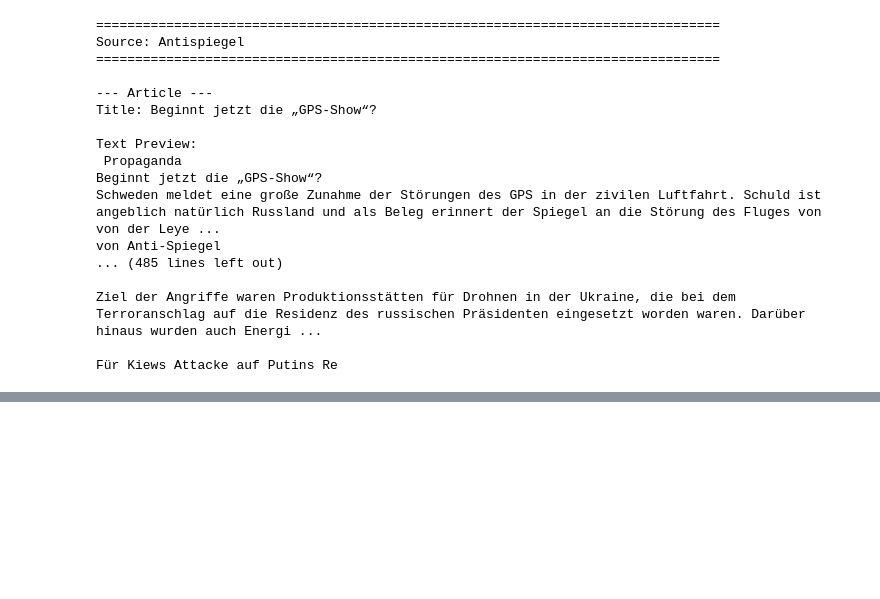
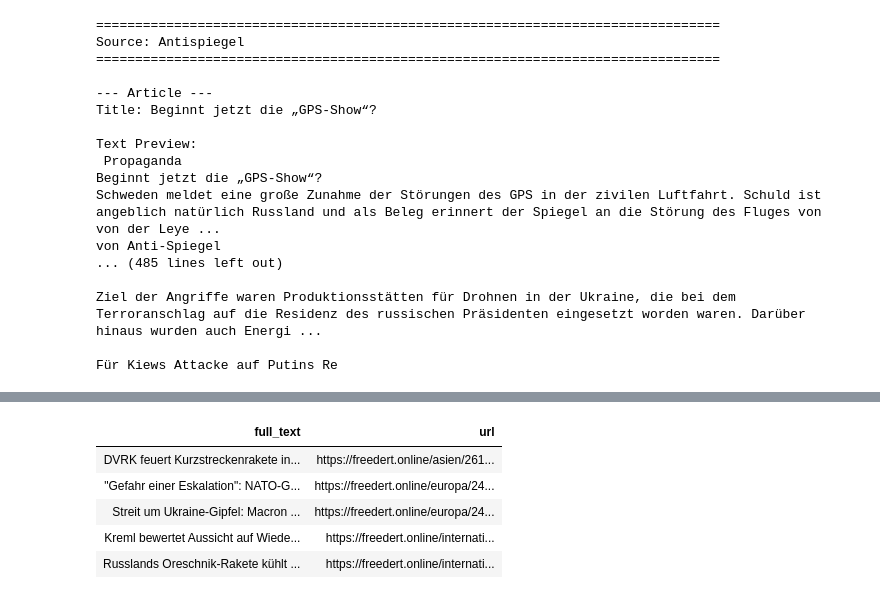
Before and after one commit to mattishaumann/Thesis, a Jupyter notebook: Initial EDA/mattis_eda.ipynb, the cells around one changed output, grey strips where cells are left out. Saved outputs shown, nothing was run; the diff lists cells and outputs as text; code cells hidden in the pictures; blank space fills up the shorter version.

```diff
--- a/Initial EDA/mattis_eda.ipynb
+++ b/Initial EDA/mattis_eda.ipynb
@@ -378,3 +378,14 @@ von Anti-Spiegel
 Ziel der Angriffe waren Produktionsstätten für Drohnen in der Ukraine, die bei dem Terroranschlag auf die Residenz des russischen Präsidenten eingesetzt worden waren. Darüber hinaus wurden auch Energi ...
 
 Für Kiews Attacke auf Putins Re
+# %%
+# Zeige das DataFrame für Russia Today (RT_de)
+if "RT_de" in dfs_by_source:
+    rt_df = dfs_by_source["RT_de"]
+elif "df_rt" in globals():
+    rt_df = df_rt
+else:
+    raise KeyError("RT_de nicht gefunden (weder in dfs_by_source noch als df_rt)")
+
+print("RT_de shape:", rt_df.shape)
+display(rt_df)
@@ -380,0 +407,43 @@ Für Kiews Attacke auf Putins Re
+# %%
+# RT today sample article + link to click
+
+from IPython.display import HTML
+from html import escape
+
+pd.set_option("display.max_colwidth", None)
+
+# get RT_de frame
+if "RT_de" in dfs_by_source:
+    rt = dfs_by_source["RT_de"]
+elif "rt_df" in globals():
+    rt = rt_df
+else:
+    raise KeyError("RT_de not found in dfs_by_source or as rt_df")
+
+cols_map = {c.lower(): c for c in rt.columns}
+full_col = cols_map.get("full_text") or cols_map.get("text") or cols_map.get("fulltext")
+url_col  = cols_map.get("url") or cols_map.get("link")
+
+if not full_col or not url_col:
+    raise KeyError(f"Could not find text/url columns in RT_de. Available columns: {list(rt.columns)}")
+
+sample_df = rt[[full_col, url_col]].sample(5, random_state=42).reset_index(drop=True)
+
+def format_text(t):
+    t = escape(str(t)).replace("\n", "<br>")
+    return "<div style='max-width:1200px;white-space:normal;overflow:auto'>" + t + "</div>"
+
+sample_df["full_text"] = sample_df[full_col].apply(format_text)
+sample_df["url"] = sample_df[url_col].astype(str).apply(
+    lambda u: f'<a href="{escape(u)}" target="_blank" rel="noopener noreferrer">{escape(u)}</a>'
+)
+
+html = sample_df[["full_text", "url"]].to_html(escape=False, index=False)
+display(HTML(html))
+# %% [output]
+| full_text | url |
+| DVRK feuert Kurzstreckenrakete in... | https://freedert.online/asien/261... |
+| "Gefahr einer Eskalation": NATO-G... | https://freedert.online/europa/24... |
+| Streit um Ukraine-Gipfel: Macron ... | https://freedert.online/europa/24... |
+| Kreml bewertet Aussicht auf Wiede... | https://freedert.online/internati... |
+| Russlands Oreschnik-Rakete kühlt ... | https://freedert.online/internati... |
```
Also changed, not shown: parts of 1 cell of this notebook.
